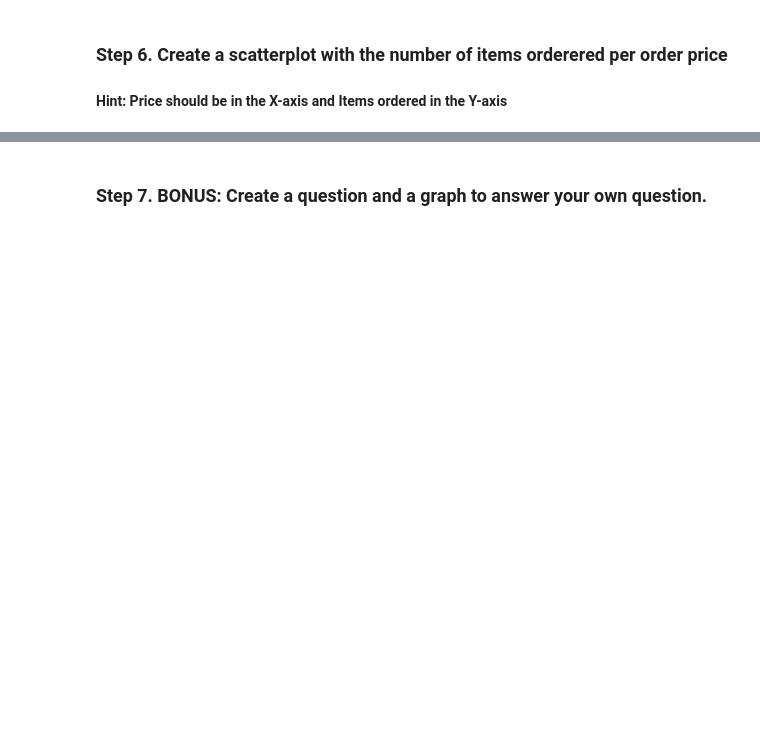
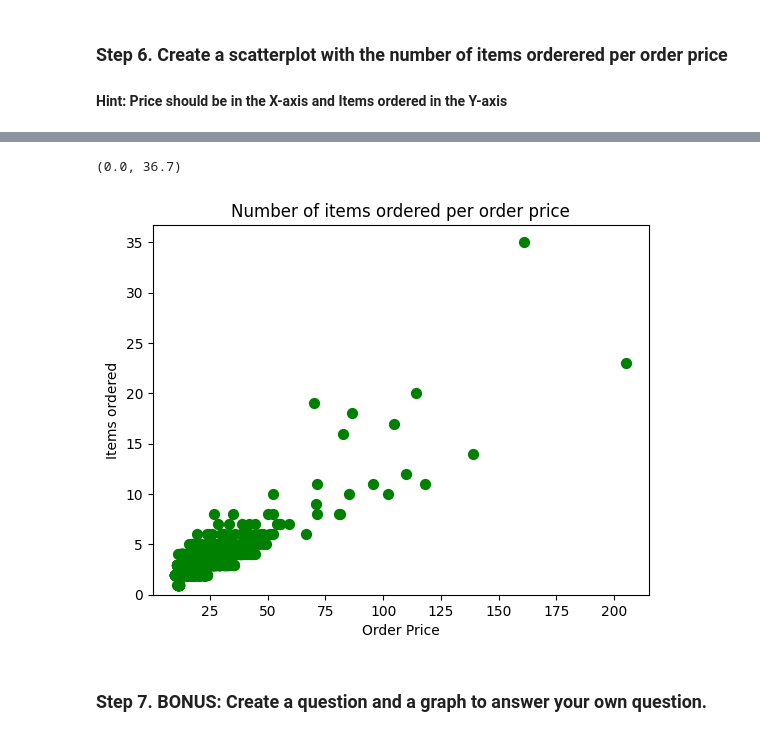
Before and after one commit to thieu1995/pandas, a Jupyter notebook: 07_Visualization/Chipotle/Exercises.ipynb, the cells around one changed output, grey strips where cells are left out. Drawn from its saved outputs; the diff is of its cells as text; code cells hidden in the pictures; blank space fills up the shorter version.

```diff
--- a/07_Visualization/Chipotle/Exercises.ipynb
+++ b/07_Visualization/Chipotle/Exercises.ipynb
@@ -26,2 +72,14 @@ from collections import Counter
+# %%
+orders = chipo.groupby('order_id').sum()
+
+plt.scatter(x = orders.item_price, y = orders.quantity, s = 50, c = 'green')
+
+plt.xlabel('Order Price')
+plt.ylabel('Items ordered')
+plt.title('Number of items ordered per order price')
+plt.ylim(0)
+# %% [output]
+(0.0, 36.7)
+[figure, added]
 # %% [markdown]
 ### Step 7. BONUS: Create a question and a graph to answer your own question.
```
Also changed, not shown: parts of 9 cells of this notebook.
